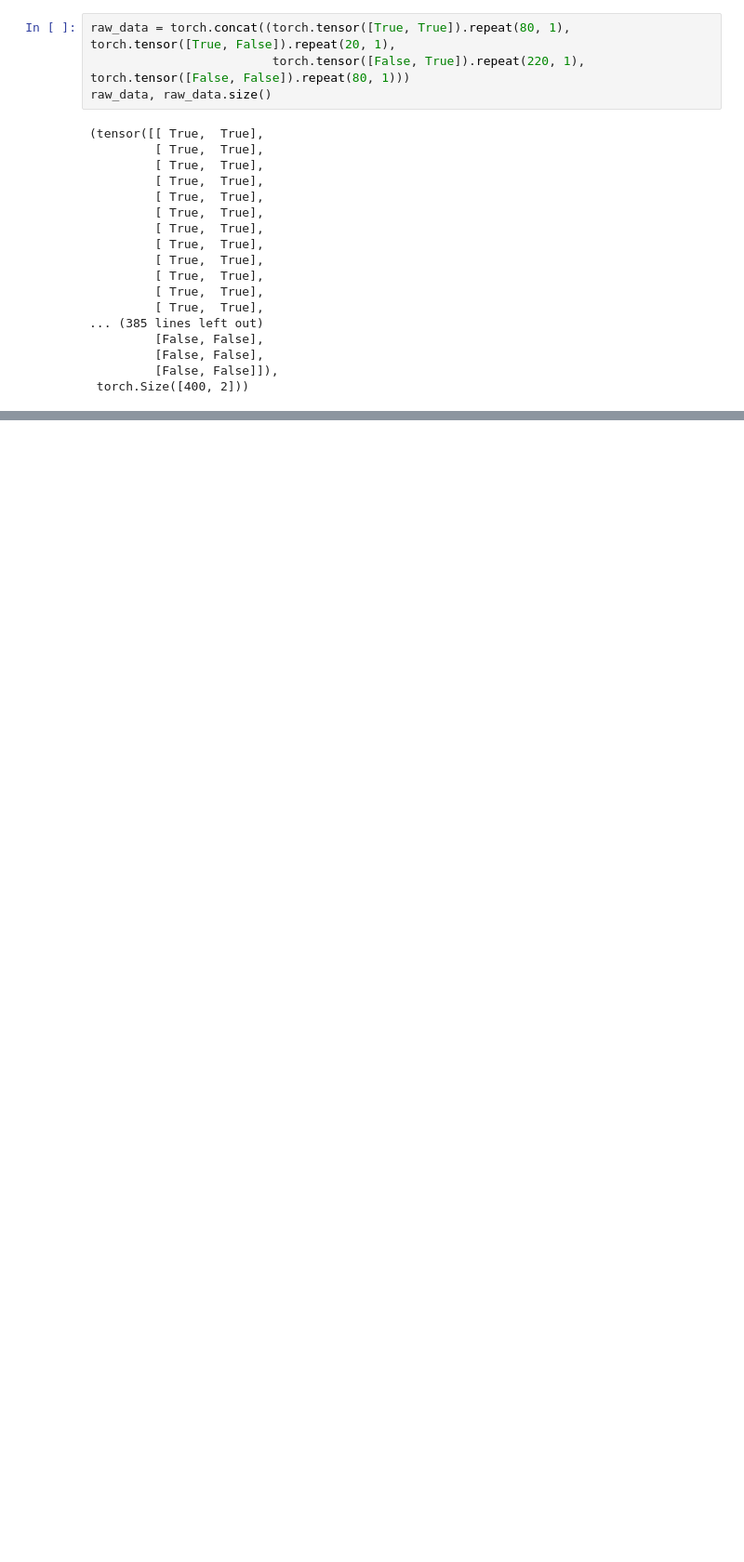
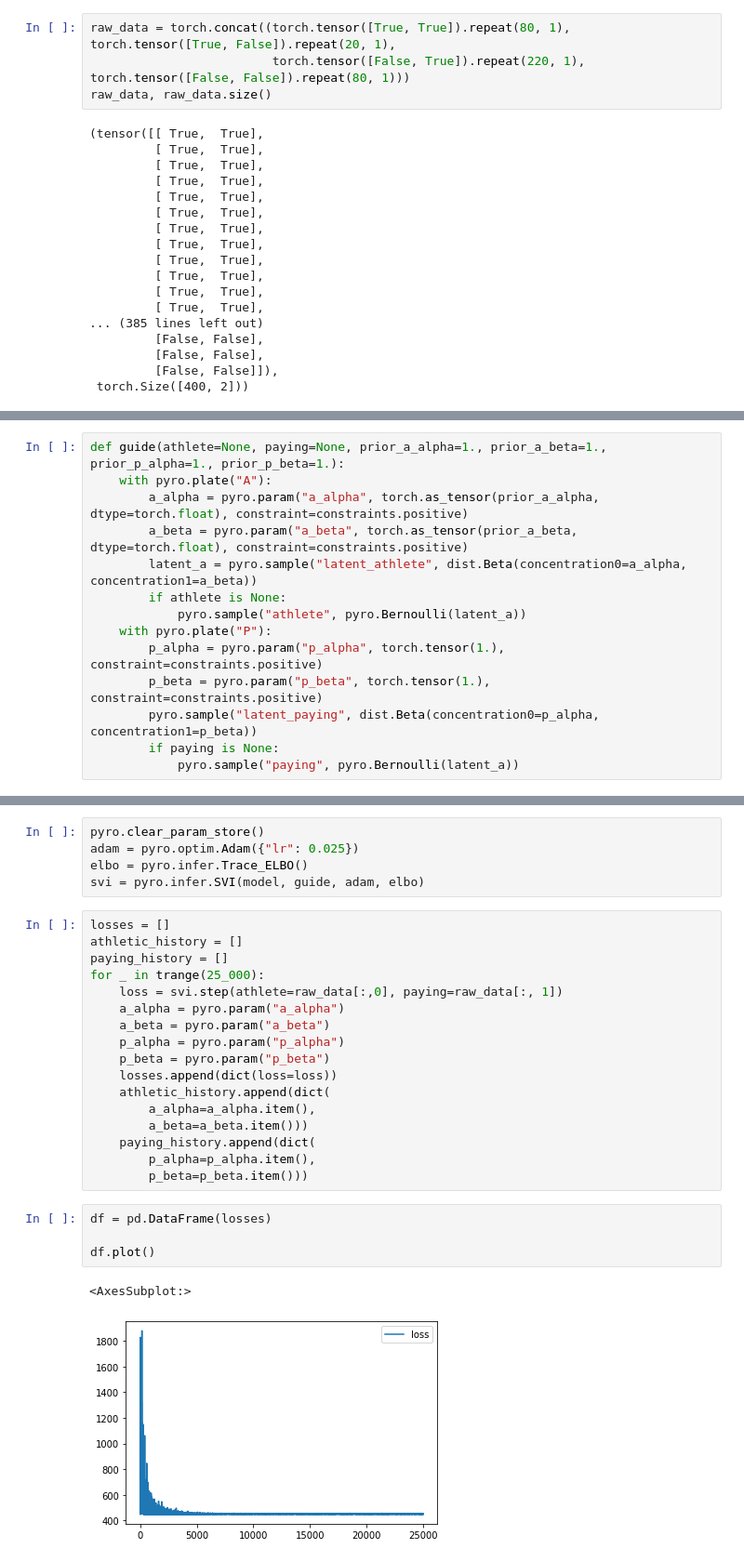
Before and after one commit to Entze/SBB, a Jupyter notebook: notebooks/SHW_1_5.ipynb, the cells around one changed output, grey strips where cells are left out. Shown: that part at 93% size. Drawn from its saved outputs; the diff is of its cells as text; blank space fills up the shorter version.

```diff
--- a/notebooks/SHW_1_5.ipynb
+++ b/notebooks/SHW_1_5.ipynb
@@ -108,0 +144,14 @@ tensor(0.7494, grad_fn=<SelectBackward0>)
+# %%
+def guide(athlete=None, paying=None, prior_a_alpha=1., prior_a_beta=1., prior_p_alpha=1., prior_p_beta=1.):
+    with pyro.plate("A"):
+        a_alpha = pyro.param("a_alpha", torch.as_tensor(prior_a_alpha, dtype=torch.float), constraint=constraints.positive)
+        a_beta = pyro.param("a_beta", torch.as_tensor(prior_a_beta, dtype=torch.float), constraint=constraints.positive)
+        latent_a = pyro.sample("latent_athlete", dist.Beta(concentration0=a_alpha, concentration1=a_beta))
+        if athlete is None:
+            pyro.sample("athlete", pyro.Bernoulli(latent_a))
+    with pyro.plate("P"):
+        p_alpha = pyro.param("p_alpha", torch.tensor(1.), constraint=constraints.positive)
+        p_beta = pyro.param("p_beta", torch.tensor(1.), constraint=constraints.positive)
+        pyro.sample("latent_paying", dist.Beta(concentration0=p_alpha, concentration1=p_beta))
+        if paying is None:
+            pyro.sample("paying", pyro.Bernoulli(latent_a))
@@ -108,0 +178,29 @@ tensor(0.7494, grad_fn=<SelectBackward0>)
+# %%
+pyro.clear_param_store()
+adam = pyro.optim.Adam({"lr": 0.025})
+elbo = pyro.infer.Trace_ELBO()
+svi = pyro.infer.SVI(model, guide, adam, elbo)
+# %%
+losses = []
+athletic_history = []
+paying_history = []
+for _ in trange(25_000):
+    loss = svi.step(athlete=raw_data[:,0], paying=raw_data[:, 1])
+    a_alpha = pyro.param("a_alpha")
+    a_beta = pyro.param("a_beta")
+    p_alpha = pyro.param("p_alpha")
+    p_beta = pyro.param("p_beta")
+    losses.append(dict(loss=loss))
+    athletic_history.append(dict(
+        a_alpha=a_alpha.item(),
+        a_beta=a_beta.item()))
+    paying_history.append(dict(
+        p_alpha=p_alpha.item(),
+        p_beta=p_beta.item()))
+# %%
+df = pd.DataFrame(losses)
+
+df.plot()
+# %% [output]
+<AxesSubplot:>
+[figure, added]
```
Also changed, not shown: parts of 25 cells of this notebook, 2 other files.
